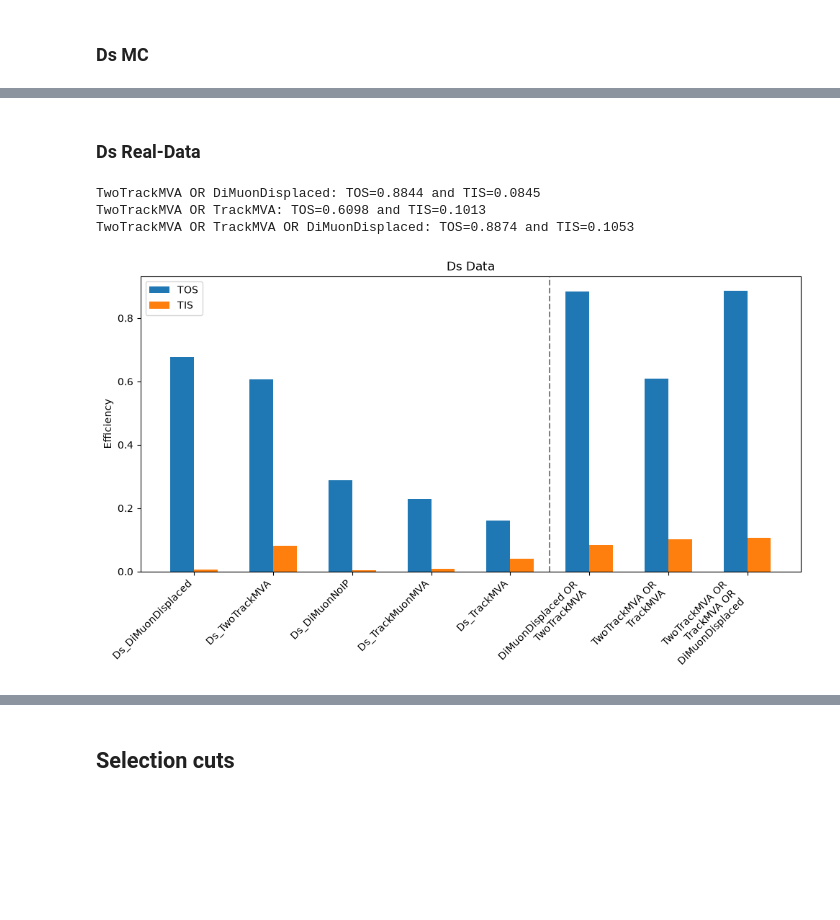
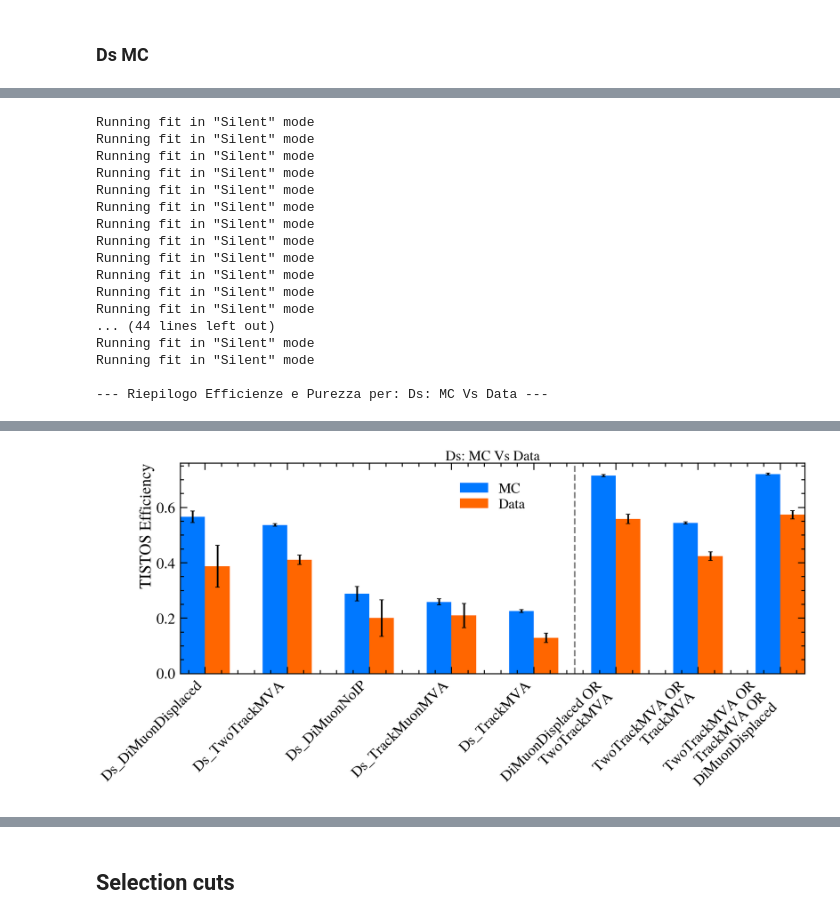
Before and after one commit to lhcb-bicocca/tesi_impicciche, a Jupyter notebook: notebooks/skimming.ipynb, the cells around one changed output, grey strips where cells are left out. Saved outputs shown, nothing was run; the diff lists cells and outputs as text; code cells hidden in the pictures; blank space fills up the shorter version.

Commit message:
trigger efficiency TISTOS on Ds

```diff
--- a/notebooks/skimming.ipynb
+++ b/notebooks/skimming.ipynb
@@ -829,9 +922,20 @@ TwoTrackMVA OR TrackMVA OR DiMuonDisplaced: TOS=0.7043 and TIS=0.1454
-# %% [markdown]
-### Ds Real-Data
-# %%
-trigger_efficiency('Ds Data', df_data_ds)
-# %% [output]
-TwoTrackMVA OR DiMuonDisplaced: TOS=0.8844 and TIS=0.0845
-TwoTrackMVA OR TrackMVA: TOS=0.6098 and TIS=0.1013
-TwoTrackMVA OR TrackMVA OR DiMuonDisplaced: TOS=0.8874 and TIS=0.1053
-[figure, removed]
+# %%
+tistos_efficiency("Ds: MC Vs Data", df_mc_ds, df_data_ds, ws, fu)
+# %% [output]
+Running fit in "Silent" mode
+Running fit in "Silent" mode
+Running fit in "Silent" mode
+Running fit in "Silent" mode
+Running fit in "Silent" mode
+Running fit in "Silent" mode
+Running fit in "Silent" mode
+Running fit in "Silent" mode
+Running fit in "Silent" mode
+Running fit in "Silent" mode
+Running fit in "Silent" mode
+Running fit in "Silent" mode
+... (44 lines left out)
+Running fit in "Silent" mode
+Running fit in "Silent" mode
+
+--- Riepilogo Efficienze e Purezza per: Ds: MC Vs Data ---
@@ -837,0 +951 @@ TwoTrackMVA OR TrackMVA OR DiMuonDisplaced: TOS=0.8874 and TIS=0.1053
+[figure, added]
```
Also changed, not shown: parts of 56 cells of this notebook.
